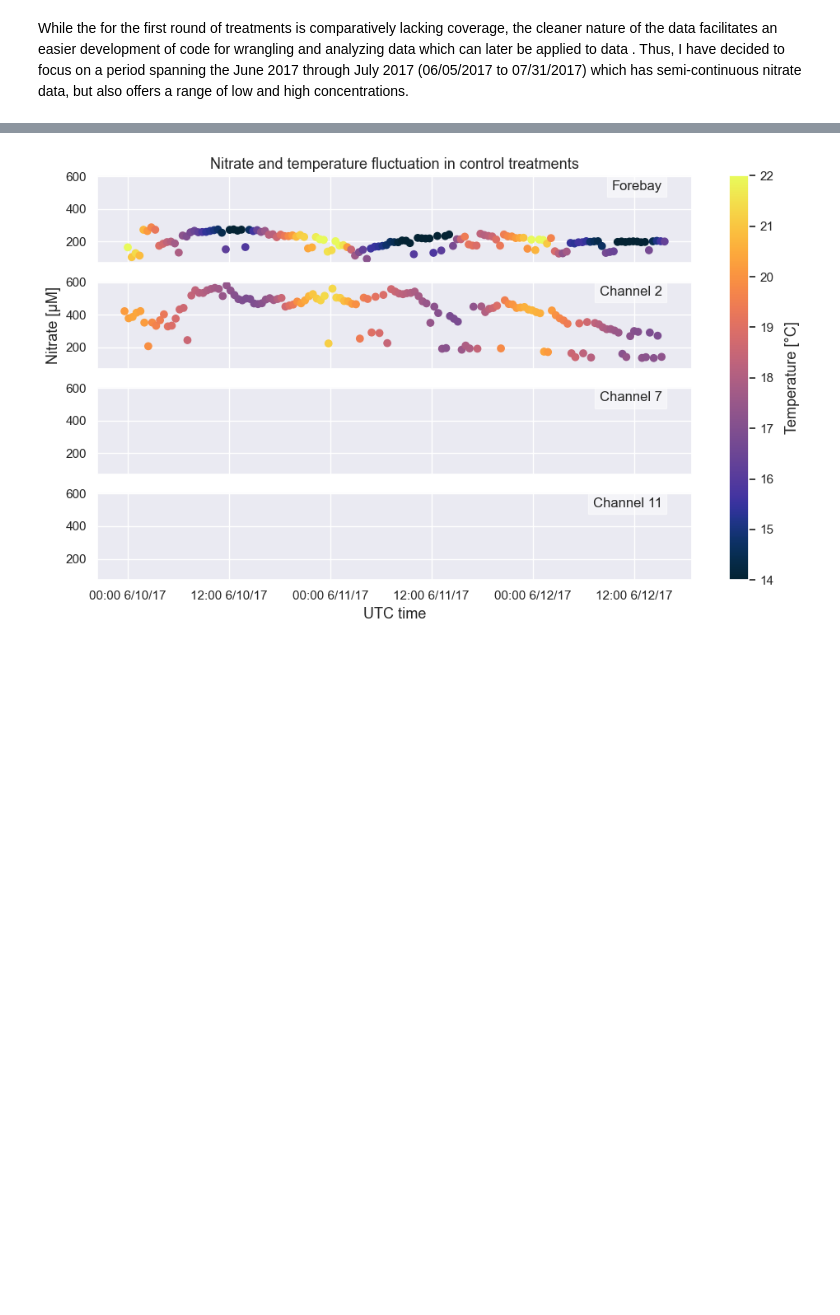
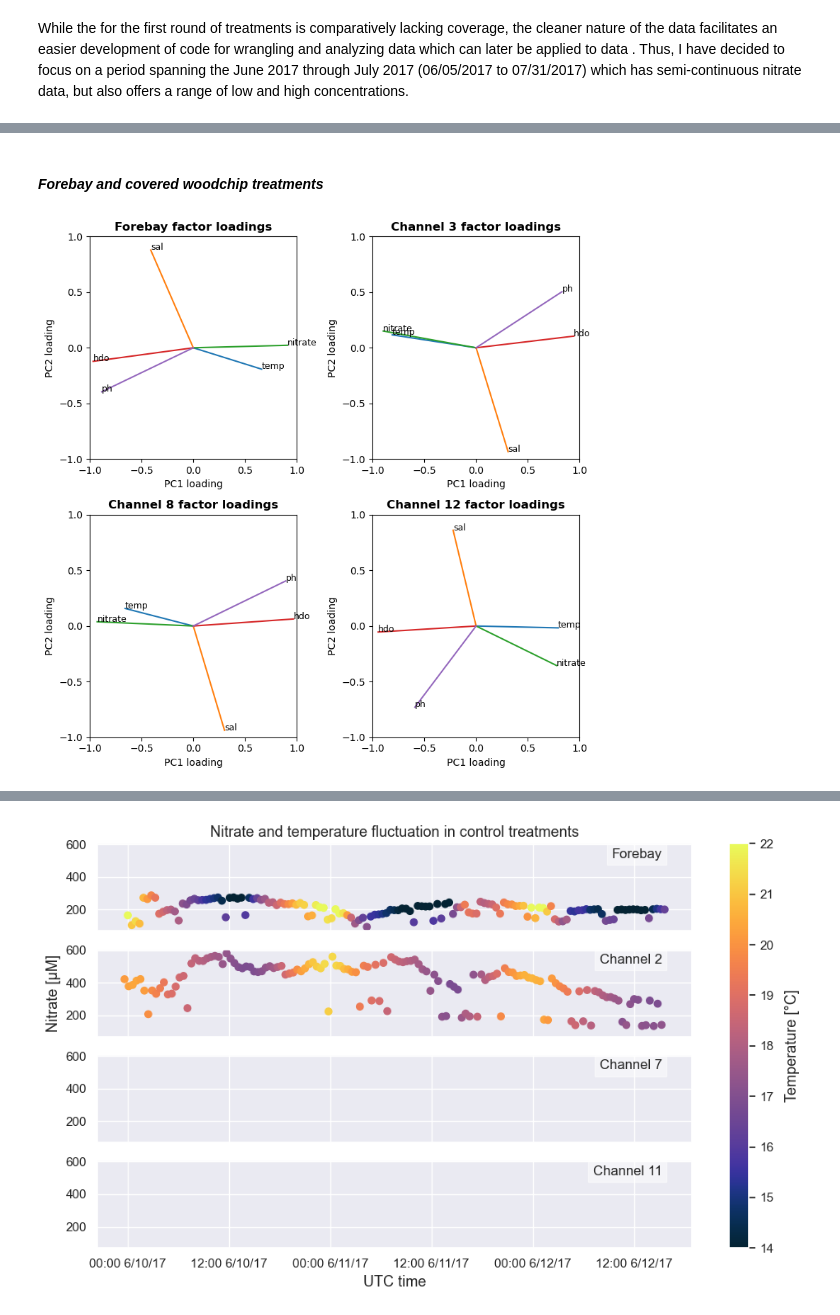
Before and after one commit to kmduncan1/MS263_BioreactorProject, a Jupyter notebook: ProjectNotebook.ipynb, the cells around one changed output, grey strips where cells are left out. Drawn from its saved outputs; the diff is of its cells as text; code cells hidden in the pictures; blank space fills up the shorter version.

```diff
--- a/ProjectNotebook.ipynb
+++ b/ProjectNotebook.ipynb
@@ -245,0 +306,61 @@ plt.tight_layout() #Cleanup subplots
+# %% [markdown]
+#### *Forebay and covered woodchip treatments*
+# %%
+#Initialize figure with 4 subplots
+figs, axs = plt.subplots(nrows=2, ncols=2, figsize=[8, 8])
+
+#Setup forebay factor loading subplot
+axs[0, 0].set_xlim([-1, 1])
+axs[0, 0].set_ylim([-1, 1])
+axs[0, 0].set_xlabel('PC1 loading', fontsize=10)
+axs[0, 0].set_ylabel('PC2 loading', fontsize=10)
+axs[0, 0].set_title('Forebay factor loadings', fontweight='bold')
+axs[0, 0].set_xticks([-1, -0.5, 0, 0.5, 1])
+axs[0, 0].set_yticks([-1, -0.5, 0, 0.5, 1])
+# Plot factor loadings the forebay
+for i, txt in enumerate(varlist):
+    axs[0, 0].plot([0, fbPCA_FactorMatrix[i, 0]], [0, fbPCA_FactorMatrix[i, 1]], '-')
+    axs[0, 0].text(fbPCA_FactorMatrix[i, 0], fbPCA_FactorMatrix[i, 1], txt, fontsize=9)
+
+#Setup forebay factor loading subplot for channel 3
+axs[0, 1].set_xlim([-1, 1])
+axs[0, 1].set_ylim([-1, 1])
+axs[0, 1].set_xlabel('PC1 loading', fontsize=10)
+axs[0, 1].set_ylabel('PC2 loading', fontsize=10)
+axs[0, 1].set_title('Channel 3 factor loadings', fontweight='bold')
+axs[0, 1].set_xticks([-1, -0.5, 0, 0.5, 1])
+axs[0, 1].set_yticks([-1, -0.5, 0, 0.5, 1])
+#Plot factor loadings the channel 3
+for i, txt in enumerate(varlist):
+    axs[0, 1].plot([0, c3PCA_FactorMatrix[i, 0]], [0, c3PCA_FactorMatrix[i, 1]], '-')
+    axs[0, 1].text(c3PCA_FactorMatrix[i, 0], c3PCA_FactorMatrix[i, 1], txt, fontsize=9)
+
+#Setup forebay factor loading subplot for channel 8
+axs[1, 0].set_xlim([-1, 1])
+axs[1, 0].set_ylim([-1, 1])
+axs[1, 0].set_xlabel('PC1 loading', fontsize=10)
+axs[1, 0].set_ylabel('PC2 loading', fontsize=10)
+axs[1, 0].set_title('Channel 8 factor loadings', fontweight='bold')
+axs[1, 0].set_xticks([-1, -0.5, 0, 0.5, 1])
+axs[1, 0].set_yticks([-1, -0.5, 0, 0.5, 1])
+#Plot factor loadings the channel 8
+for i, txt in enumerate(varlist):
+    axs[1, 0].plot([0, c8PCA_FactorMatrix[i, 0]], [0, c8PCA_FactorMatrix[i, 1]], '-')
+    axs[1, 0].text(c8PCA_FactorMatrix[i, 0], c8PCA_FactorMatrix[i, 1], txt,fontsize=9)
+
+#Setup forebay factor loading subplot for channel 12
+axs[1, 1].set_xlim([-1, 1])
+axs[1, 1].set_ylim([-1, 1])
+axs[1, 1].set_xlabel('PC1 loading', fontsize=10)
+axs[1, 1].set_ylabel('PC2 loading', fontsize=10)
+axs[1, 1].set_title('Channel 12 factor loadings', fontweight='bold')
+axs[1, 1].set_xticks([-1, -0.5, 0, 0.5, 1])
+axs[1, 1].set_yticks([-1, -0.5, 0, 0.5, 1])
+#Plot factor loadings the channel 12
+for i, txt in enumerate(varlist):
+    axs[1, 1].plot([0, c12PCA_FactorMatrix[i, 0]], [0, c12PCA_FactorMatrix[i, 1]], '-')
+    axs[1, 1].text(c12PCA_FactorMatrix[i, 0], c12PCA_FactorMatrix[i, 1], txt, fontsize=9)
+
+plt.tight_layout() #Cleanup subplots
+# %% [output]
+[figure, added]
```
Also changed, not shown: parts of 14 cells of this notebook.
